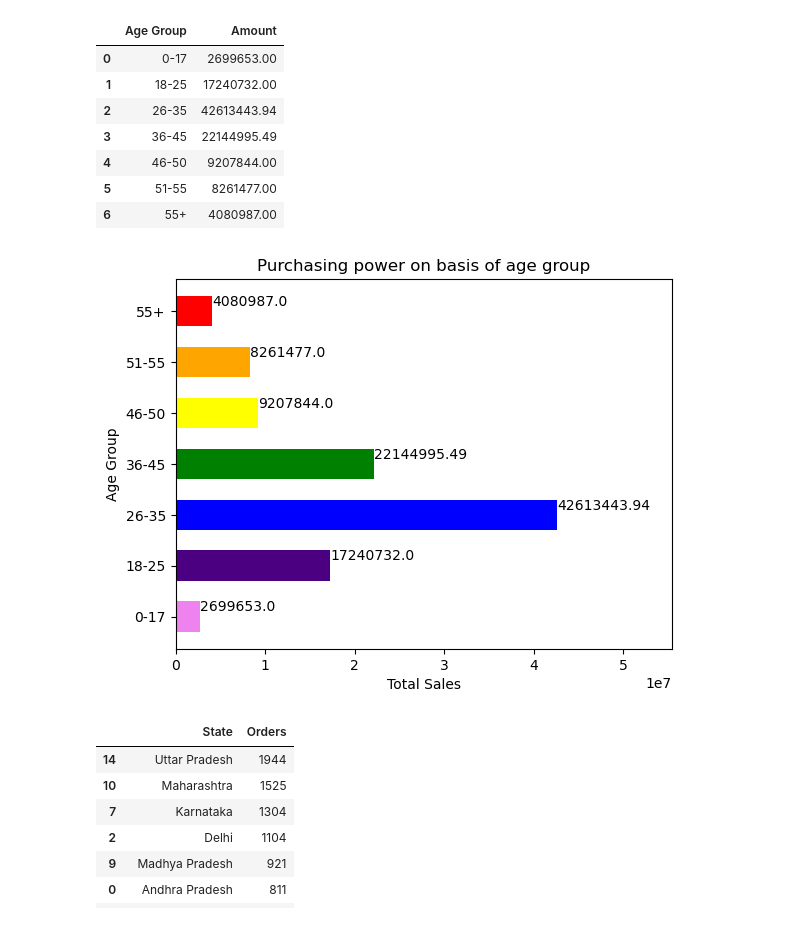
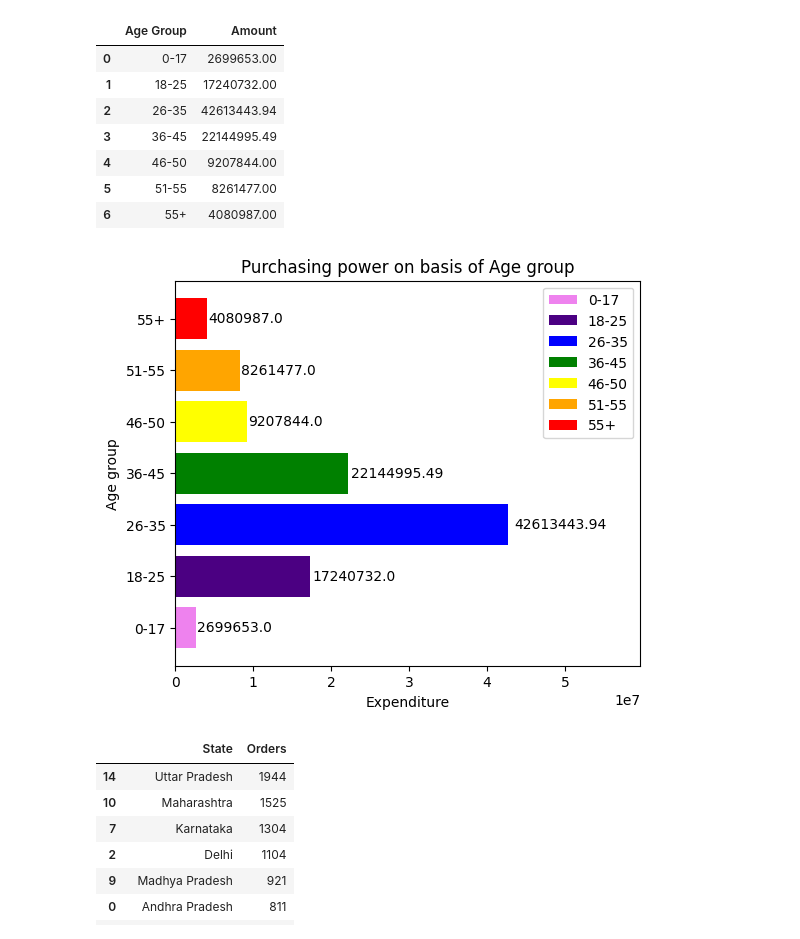
Before and after one commit to jatinrao29/Data-analysis-projects, a Jupyter notebook: Diwali sales analysis using pandas/Diwali project updated.ipynb, the cells around one changed output. Cells and saved outputs as stored; diff of their text form; code cells hidden in the pictures.

```diff
--- a/Diwali sales analysis using pandas/Diwali project updated.ipynb
+++ b/Diwali sales analysis using pandas/Diwali project updated.ipynb
@@ -86,9 +86,13 @@ F    7832
 M    3407
 Name: Gender, dtype: int64
 # %%
-output1=result1.plot(kind="bar",color=["pink","sienna"])
-for a in output1.patches:
-    plt.annotate(a.get_height(),xy=(a.get_x()+a.get_width()/2,a.get_height()*1.03),ha="center",va="center")
+plt.figure(figsize=(6,5))
+output1=result1.plot(kind="bar",color=["pink","brown"])
+for k in output1.patches:
+    plt.annotate(k.get_height(),xy=(k.get_x()+k.get_width()/2,k.get_height()),xytext=(k.get_x()+k.get_width()/2,k.get_height()*1.025),ha="center",va="center")
+plt.xlabel("Gender")
 plt.ylabel("Total strength")
+plt.xticks(rotation="horizontal")
+plt.title("Total strength on basis of Gender")
 plt.show()
 # %% [output]
@@ -102,13 +106,13 @@ result2
 | 1 | M | 31913276.00 |
 # %%
 
-a=plt.bar(result2["Gender"],result2["Amount"],label=result2["Gender"],color=["pink","sienna"],width=0.75)
-for k in a.patches:
-    plt.annotate(k.get_height(),xy=(k.get_x()+k.get_width()/2,k.get_height()*1.027),ha="center",va="center")
-
+plt.figure(figsize=(6,5))
+output2=plt.bar(result2["Gender"],result2["Amount"],label=result2["Gender"],color=["yellow","purple"],tick_label=result2["Gender"])
+for k in output2.patches:
+    plt.annotate(k.get_height(),xy=(k.get_x()+k.get_width()/2,k.get_height()),xytext=(k.get_x()+k.get_width()/2,k.get_height()*1.03),ha="center",va="center")
 plt.xlabel("Gender")
-plt.ylabel("Total Sales")
-plt.title("Purchasing power on basis of gender")
+plt.ylabel("Expenditure")
 plt.legend(loc="best")
+plt.title("Purchasing power on basis of Gender")
 plt.show()
 # %% [output]
@@ -126,18 +130,19 @@ result3
 | 5 | 51-55 | 8261477.00 |
 | 6 | 55+ | 4080987.00 |
 # %%
+plt.figure(figsize=(6,5))
 colours=["Violet","indigo","blue","green","yellow","orange","red"]
-a=plt.barh(result3["Age Group"],result3["Amount"],color=colours,height=0.6)
-for k in a.patches:
-        plt.annotate(k.get_width(),xy=(k.get_width(),k.get_y()+k.get_height()*1.04),ha="left",va="top")
-
-plt.xlabel("Total Sales")
-plt.ylabel("Age Group")
-plt.title("Purchasing power on basis of age group")
-plt.xlim(0,max(result3["Amount"]*1.3))
+output3=plt.barh(result3["Age Group"],result3["Amount"],label=result3["Age Group"],color=colours,tick_label=result3["Age Group"])
+for k in output3.patches:
+    plt.annotate(k.get_width(),xy=(k.get_width(),k.get_y()+k.get_height()/2),xytext=(k.get_width()*1.02,k.get_y()+k.get_height()/2),ha="left",va="center")
+plt.xlabel("Expenditure")
+plt.ylabel("Age group")
+plt.legend(loc="best")
+plt.title("Purchasing power on basis of Age group")
+plt.xlim(0,int(max(result3["Amount"])*1.4))
 plt.show()
 # %% [output]
-[figure, old version]
+[figure, new version]
 # %%
 result4=df.groupby("State")["Orders"].count().reset_index(drop=False,inplace=False).sort_values(["Orders"],ascending=False,inplace=False)
 result4
```
Also changed, not shown: parts of 8 cells of this notebook, 9 other files.
